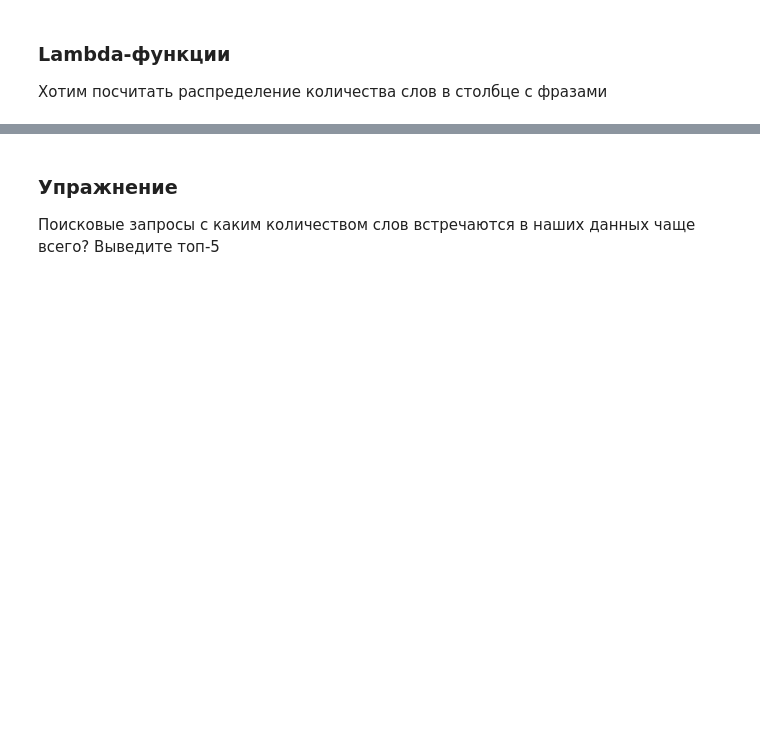
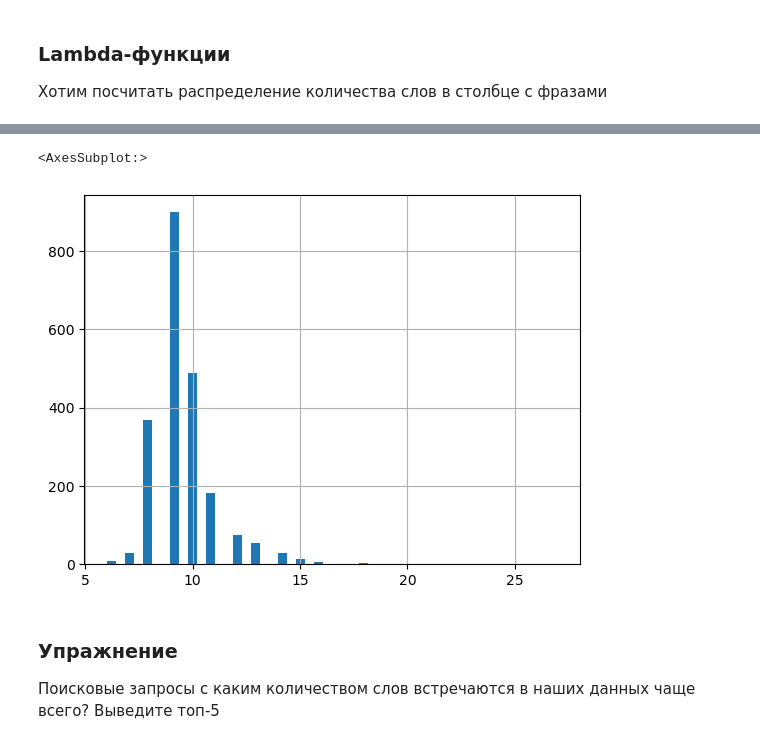
Before and after one commit to AlushevSergei/test1, a Jupyter notebook: Python_6_pandas.ipynb, the cells around one changed output, grey strips where cells are left out. Cells and saved outputs as stored; diff of their text form; code cells hidden in the pictures; blank space fills up the shorter version.

```diff
--- a/Python_6_pandas.ipynb
+++ b/Python_6_pandas.ipynb
@@ -59,0 +49,3 @@ stats.head()
+# %%
+stats[['word_count', 'money_count']] = stats.apply(lambda x: pd.Series ([len(x['phrase'].split(' ')), len(x['title'])]), axis=1)
+stats.head()
@@ -61,5 +60,5 @@ stats.head()
 # вариант с передачей всей строчки функции
 # тут надо обязательно указать параметр axis = 1
 
-stats['word_count'] = stats.apply(lambda x: len(x['phrase'].split(' ')), axis=1)
+stats['word_count'] = stats.apply(lambda x: len(x['phrase'].split(' ')) + len(x['title'].split(' ')), axis=1)
 stats.head()
@@ -72,5 +98,8 @@ stats['word_count'].hist()
 # %%
-stats['word_count'].hist(bins=30)
+stats['word_count'].hist(bins=50)
+# %% [output]
+<AxesSubplot:>
+[figure, added]
 # %% [markdown]
 ### Упражнение
 Поисковые запросы с каким количеством слов встречаются в наших данных чаще всего? Выведите топ-5
```
Also changed, not shown: parts of 59 cells of this notebook.
